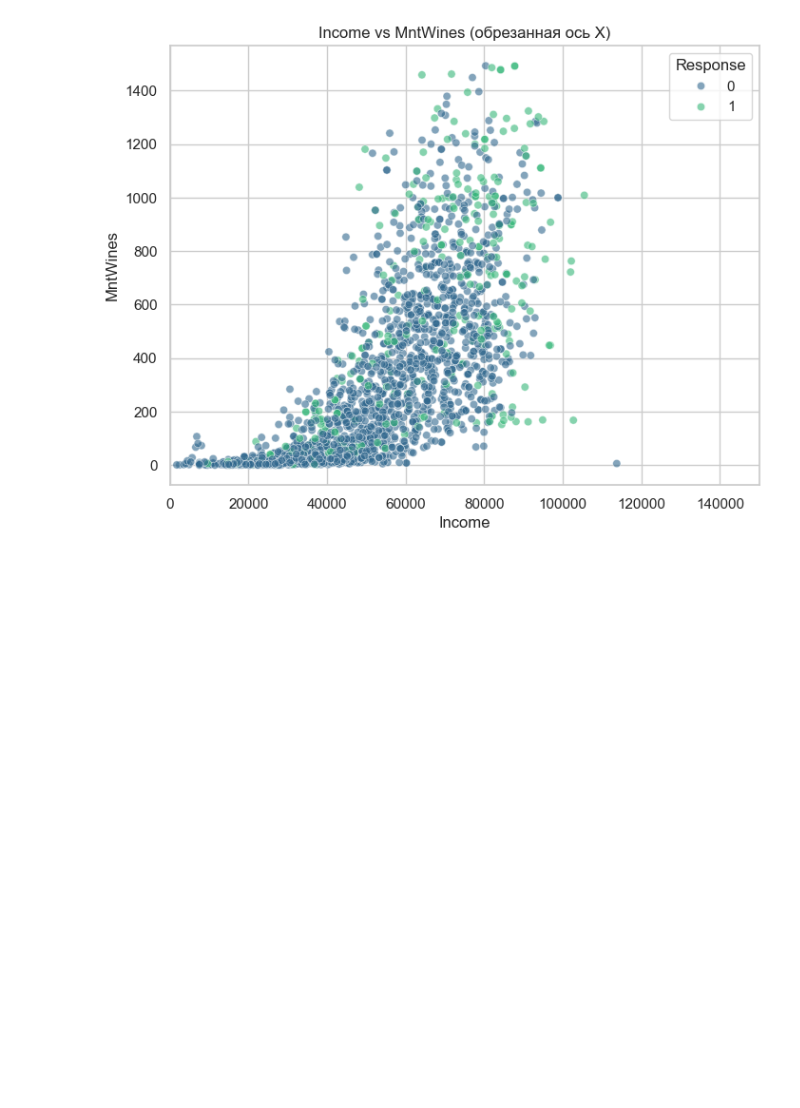
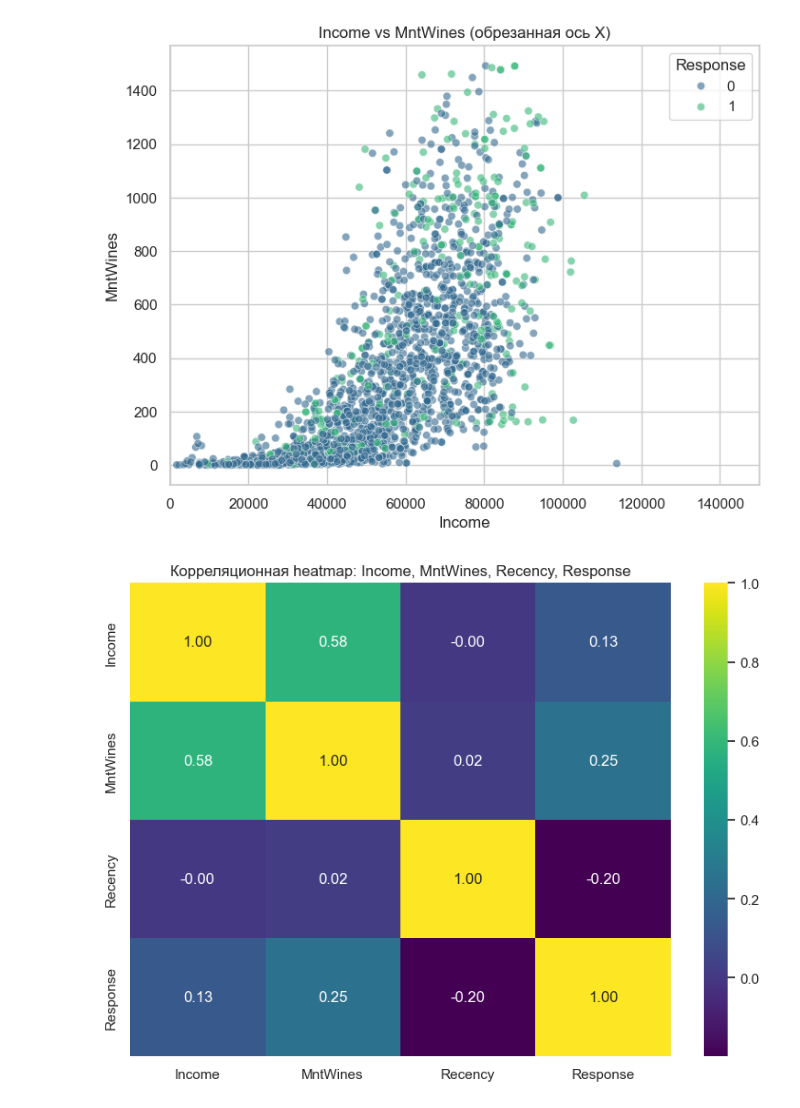
Before and after one commit to druol/PythonML, a Jupyter notebook: laba_2/lab_2.ipynb, the cells around one changed output. Saved outputs shown, nothing was run; the diff lists cells and outputs as text; code cells hidden in the pictures; blank space fills up the shorter version.

```diff
--- a/laba_2/lab_2.ipynb
+++ b/laba_2/lab_2.ipynb
@@ -366,3 +364,24 @@ plt.ylabel('MntWines')
 plt.show()
 # %% [output]
 [figure]
+# %%
+# --- HEATMAP: связь признаков с целевой переменной ---
+
+plt.figure(figsize=(8, 6))
+
+# Берём только нужные признаки + целевую
+cols = ['Income', 'MntWines', 'Recency', 'Response']
+corr = data[cols].corr()
+
+sns.heatmap(
+    corr,
+    annot=True,
+    cmap='viridis',
+    fmt='.2f'
+)
+
+plt.title('Корреляционная heatmap: Income, MntWines, Recency, Response')
+plt.tight_layout()
+plt.show()
+# %% [output]
+[figure, added]
```
Also changed, not shown: parts of 3 cells of this notebook, 2 other files.
